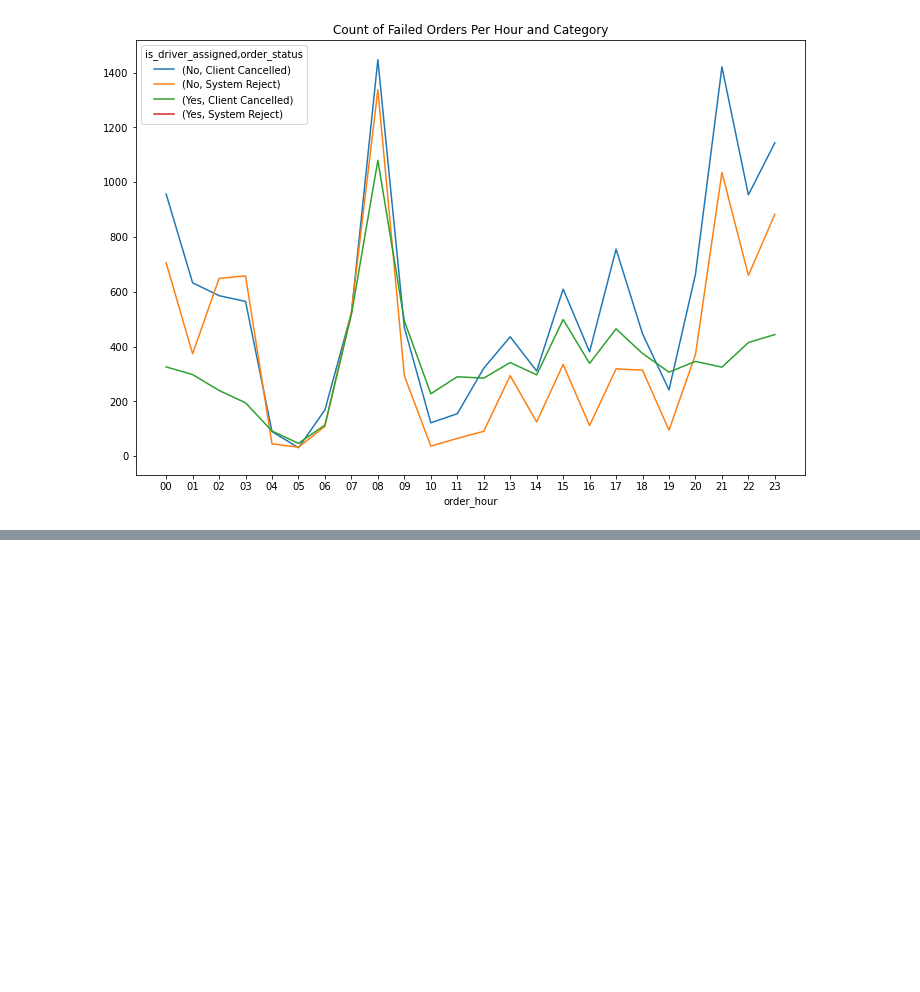
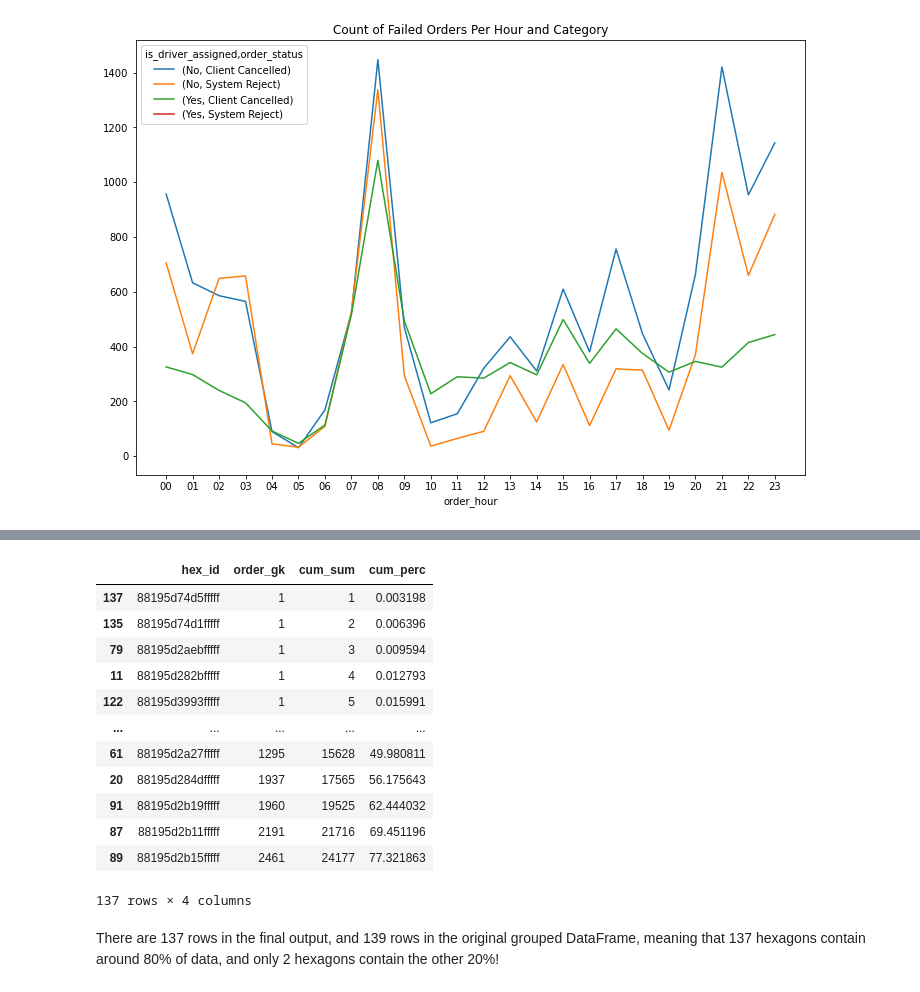
Before and after one commit to tugceturkkal/Data-Projects, a Jupyter notebook: Insights from Failed Orders.ipynb, the cells around one changed output, grey strips where cells are left out. Saved outputs shown, nothing was run; the diff lists cells and outputs as text; code cells hidden in the pictures; blank space fills up the shorter version.

```diff
--- a/Insights from Failed Orders.ipynb
+++ b/Insights from Failed Orders.ipynb
@@ -164,0 +208,8 @@ data_question_2.reset_index().pivot(index = 'order_hour', columns = ['is_driver_
+# %%
+data['hex_id'] = data.apply(func = lambda row : h3.geo_to_h3(lat = row['origin_latitude'],
+                                                             lng = row['origin_longitude'],
+                                                            resolution = 8), axis = 1)
+# %%
+data_question_5 = data.groupby(by = 'hex_id')['order_gk'].count().reset_index()
+print('Shape:', data_question_5.shape)
+data_question_5.head(3)
@@ -164,0 +234,26 @@ data_question_2.reset_index().pivot(index = 'order_hour', columns = ['is_driver_
+# %%
+data_question_5 = data_question_5.sort_values(by = 'order_gk')                         # Step 1
+
+total_orders = data_question_5['order_gk'].sum()                                       # Step 2
+
+data_question_5['cum_sum'] = data_question_5['order_gk'].cumsum()                      # Step 3
+
+data_question_5['cum_perc'] = 100 * data_question_5['cum_sum'] / total_orders          # Step 4
+
+data_question_5[data_question_5['cum_perc'] <= 80]                                     # Step 5
+# %% [output]
+|  | hex_id | order_gk | cum_sum | cum_perc |
+| 137 | 88195d74d5fffff | 1 | 1 | 0.003198 |
+| 135 | 88195d74d1fffff | 1 | 2 | 0.006396 |
+| 79 | 88195d2aebfffff | 1 | 3 | 0.009594 |
+| 11 | 88195d282bfffff | 1 | 4 | 0.012793 |
+| 122 | 88195d3993fffff | 1 | 5 | 0.015991 |
+| ... | ... | ... | ... | ... |
+| 61 | 88195d2a27fffff | 1295 | 15628 | 49.980811 |
+| 20 | 88195d284dfffff | 1937 | 17565 | 56.175643 |
+| 91 | 88195d2b19fffff | 1960 | 19525 | 62.444032 |
+| 87 | 88195d2b11fffff | 2191 | 21716 | 69.451196 |
+| 89 | 88195d2b15fffff | 2461 | 24177 | 77.321863 |
+137 rows × 4 columns
+# %% [markdown]
+There are 137 rows in the final output, and 139 rows in the original grouped DataFrame, meaning that 137 hexagons contain around 80% of data, and only 2 hexagons contain the other 20%!
```
Also changed, not shown: parts of 18 cells of this notebook.
